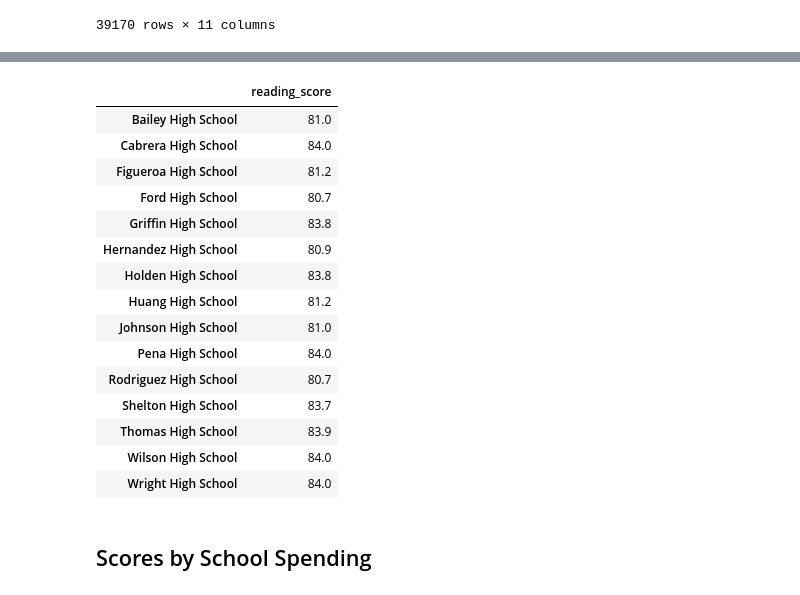
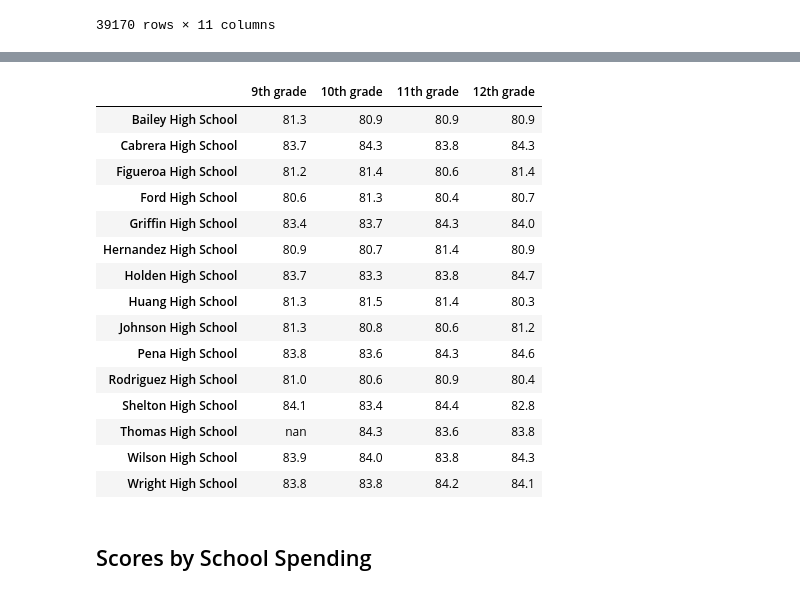
Before and after one commit to Hannanf/school_analysis, a Jupyter notebook: PyCitySchools_Challenge_starter_code.ipynb, the cells around one changed output, grey strips where cells are left out. Drawn from its saved outputs; the diff is of its cells as text; code cells hidden in the pictures.

```diff
--- a/PyCitySchools_Challenge_starter_code.ipynb
+++ b/PyCitySchools_Challenge_starter_code.ipynb
@@ -390,22 +390,23 @@ school_data_complete_df
 # Create a Series of scores by grade levels using conditionals.
 
 ninth_grade_df = school_data_complete_df.loc[(school_data_complete_df["grade"] == "9th")]
-
 tenth_grade_df = school_data_complete_df.loc[(school_data_complete_df["grade"] == "10th")]
-
 eleventh_grade_df = school_data_complete_df.loc[(school_data_complete_df["grade"] == "11th")]
-
 twelfth_grade_df = school_data_complete_df.loc[(school_data_complete_df["grade"] == "12th")]
 
 
-
 ## Group each school Series by the school name for the average math score.
-
-average_math_grades_school = school_data_complete_df.groupby(["school_name"]).mean()["math_score"]
+math_ninth_grade_df = pd.DataFrame(ninth_grade_df.groupby(["school_name"]).mean()["math_score"]).rename(columns={"math_score": "9th grade"})
+math_tenth_grade_df = pd.DataFrame(tenth_grade_df.groupby(["school_name"]).mean()["math_score"]).rename(columns={"math_score": "10th grade"})
+math_eleventh_grade_df = pd.DataFrame(eleventh_grade_df.groupby(["school_name"]).mean()["math_score"]).rename(columns={"math_score": "11th grade"})
+math_twelfth_grade_df= pd.DataFrame(twelfth_grade_df.groupby(["school_name"]).mean()["math_score"]).rename(columns={"math_score": "12th grade"})
 
 
 ## Group each school Series by the school name for the average reading score.
-average_reading_grades_school = school_data_complete_df.groupby(["school_name"]).mean()["reading_score"]
+reading_ninth_grade_df = pd.DataFrame(ninth_grade_df.groupby(["school_name"]).mean()["reading_score"]).rename(columns={"reading_score": "9th grade"})
+reading_tenth_grade_df = pd.DataFrame(tenth_grade_df.groupby(["school_name"]).mean()["reading_score"]).rename(columns={"reading_score": "10th grade"})
+reading_eleventh_grade_df = pd.DataFrame(eleventh_grade_df.groupby(["school_name"]).mean()["reading_score"]).rename(columns={"reading_score": "11th grade"})
+reading_twelfth_grade_df= pd.DataFrame(twelfth_grade_df.groupby(["school_name"]).mean()["reading_score"]).rename(columns={"reading_score": "12th grade"})
 # %%
 # Combine each Series for average math scores by school into single data frame.
 
@@ -415,6 +434,6 @@ average_math_grades_school_df = pd.DataFrame(average_math_grades_school)
 # %%
 # Combine each Series for average reading scores by school into single data frame.
 
-#average_reading_grades_school_df = pd.DataFrame(average_reading_grades_school)
+reading_data_complete_df = reading_ninth_grade_df.merge(reading_tenth_grade_df, on = "school_name").merge(reading_eleventh_grade_df, on = "school_name").merge(reading_twelfth_grade_df, on = "school_name")
 
-average_reading_grades_school_df = pd.DataFrame(average_reading_grades_school)
+reading_data_complete_df
@@ -432,3 +458,20 @@ average_reading_grades_school_df["reading_score"] = average_reading_grades_schoo
+# %%
+# Format each grade column.
+
+# a) formating Math DataFrame
+
+math_data_complete_df["9th grade"] = math_data_complete_df["9th grade"].map("{:.1f}".format)
+math_data_complete_df["10th grade"] = math_data_complete_df["10th grade"].map("{:.1f}".format)
+math_data_complete_df["11th grade"] = math_data_complete_df["11th grade"].map("{:.1f}".format)
+math_data_complete_df["12th grade"] = math_data_complete_df["12th grade"].map("{:.1f}".format)
+
+
+# b) formating reading DataFrame
+
+reading_data_complete_df["9th grade"] = reading_data_complete_df["9th grade"].map("{:.1f}".format)
+reading_data_complete_df["10th grade"] = reading_data_complete_df["10th grade"].map("{:.1f}".format)
+reading_data_complete_df["11th grade"] = reading_data_complete_df["11th grade"].map("{:.1f}".format)
+reading_data_complete_df["12th grade"] = reading_data_complete_df["12th grade"].map("{:.1f}".format)
 # %%
 # Remove the index.
 
@@ -458,28 +501,28 @@ average_math_grades_school_df
 # %%
 ## Remove the index.
 
-average_reading_grades_school_df.index.name = None
+reading_data_complete_df.index.name = None
 
 
 # Display the data frame
 
-average_reading_grades_school_df
+reading_data_complete_df
 # %% [output]
-|  | reading_score |
-| Bailey High School | 81.0 |
-| Cabrera High School | 84.0 |
-| Figueroa High School | 81.2 |
-| Ford High School | 80.7 |
-| Griffin High School | 83.8 |
-| Hernandez High School | 80.9 |
-| Holden High School | 83.8 |
-| Huang High School | 81.2 |
-| Johnson High School | 81.0 |
-| Pena High School | 84.0 |
-| Rodriguez High School | 80.7 |
-| Shelton High School | 83.7 |
-| Thomas High School | 83.9 |
-| Wilson High School | 84.0 |
-| Wright High School | 84.0 |
+|  | 9th grade | 10th grade | 11th grade | 12th grade |
+| Bailey High School | 81.3 | 80.9 | 80.9 | 80.9 |
+| Cabrera High School | 83.7 | 84.3 | 83.8 | 84.3 |
+| Figueroa High School | 81.2 | 81.4 | 80.6 | 81.4 |
+| Ford High School | 80.6 | 81.3 | 80.4 | 80.7 |
+| Griffin High School | 83.4 | 83.7 | 84.3 | 84.0 |
+| Hernandez High School | 80.9 | 80.7 | 81.4 | 80.9 |
+| Holden High School | 83.7 | 83.3 | 83.8 | 84.7 |
+| Huang High School | 81.3 | 81.5 | 81.4 | 80.3 |
+| Johnson High School | 81.3 | 80.8 | 80.6 | 81.2 |
+| Pena High School | 83.8 | 83.6 | 84.3 | 84.6 |
+| Rodriguez High School | 81.0 | 80.6 | 80.9 | 80.4 |
+| Shelton High School | 84.1 | 83.4 | 84.4 | 82.8 |
+| Thomas High School | nan | 84.3 | 83.6 | 83.8 |
+| Wilson High School | 83.9 | 84.0 | 83.8 | 84.3 |
+| Wright High School | 83.8 | 83.8 | 84.2 | 84.1 |
 # %% [markdown]
 ## Scores by School Spending
```
Also changed, not shown: parts of 26 cells of this notebook.
